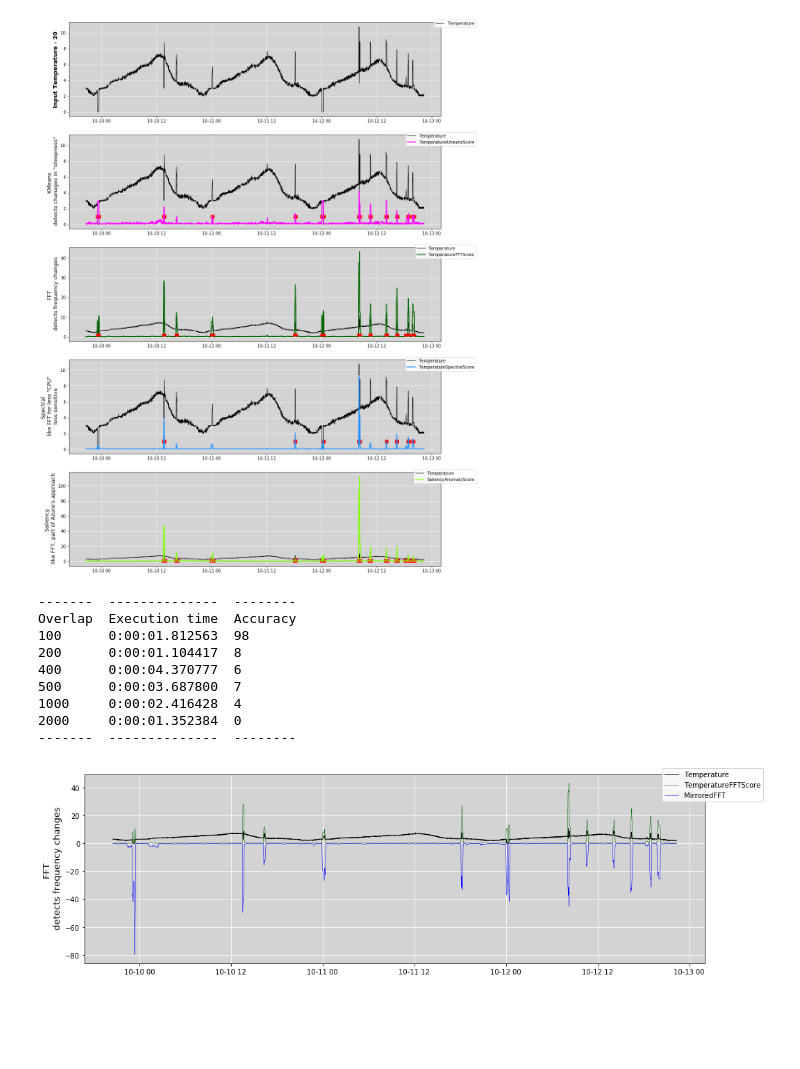
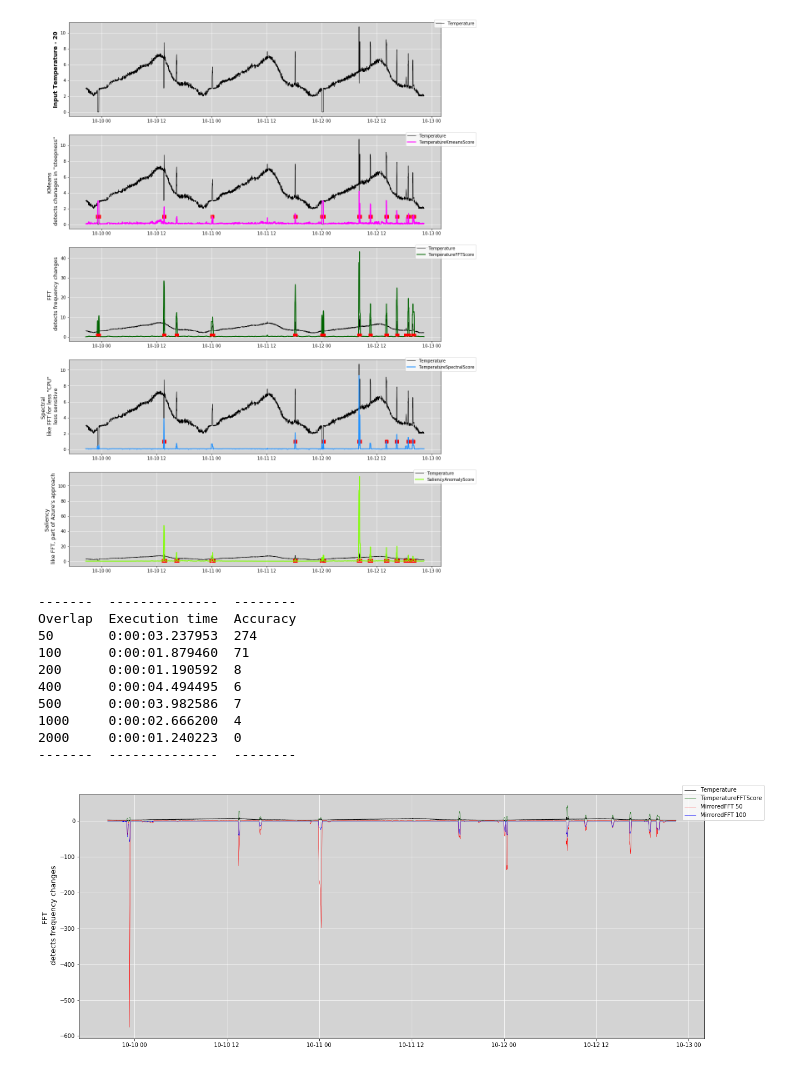
Before and after one commit to sedgewickmm18/mmfunctions, a Jupyter notebook: Investigate867.ipynb, the cells around one changed output. Cells and saved outputs as stored; diff of their text form; code cells hidden in the pictures; blank space fills up the shorter version.

```diff
--- a/Investigate867.ipynb
+++ b/Investigate867.ipynb
@@ -213,11 +213,10 @@ df_inputm3 = df_inputm3.reset_index().set_index(['id','timestamp'])
 anomalies = np.logical_not(np.isnan(df_inputm2[fftA].values))
 # %%
 from tabulate import tabulate
+from timeit import Timer
 
 def test_FFT(overlap):
-    time_start = dt.datetime.now()
-
-    #overlap = 200
+    duration = dt.datetime.now()
     anomalies2 = np.zeros(4000)
     for i in range(overlap,4000,overlap):
         df_temp = df_inputm3.iloc[i-overlap:i+overlap,:].copy()
@@ -225,53 +224,55 @@ def test_FFT(overlap):
         et = ffti2._build_entity_type(columns = [Column(Temperature,Float())])
         ffti2._entity_type = et
         df_temp = ffti2.execute(df=df_temp)
-        #print (i)
         anomalies2[i-overlap:i+overlap] = np.maximum(anomalies2[i-overlap:i+overlap], df_temp[fft].values / 100)
-        #anomalies2[i-overlap:i+overlap] = i
 
-    duration = dt.datetime.now() - time_start
     anomalies3 = np.where(anomalies2 > 1, True, False)
     accuracy = np.logical_xor(anomalies3, anomalies)
+    duration = dt.datetime.now() - duration
     return duration, accuracy, anomalies2
 
     #df_ho = df_inputm2[].copy
 # %%
 table = [["Overlap", "Execution time", "Accuracy"]]
-for i in (100, 200,400, 500, 1000, 2000):
+for i in (50, 100, 200,400, 500, 1000, 2000):
     d, ac, anomal = test_FFT(i)
-    if i == 100:
-        ano = anomal
+    if i == 50:
+        ano50 = anomal
+    elif i == 100:
+        ano100 = anomal
     table.append([i, d, np.sum(ac)])
 print(tabulate(table))
 # %% [output]
 -------  --------------  --------
 Overlap  Execution time  Accuracy
-100      0:00:01.812563  98
-200      0:00:01.104417  8
-400      0:00:04.370777  6
-500      0:00:03.687800  7
-1000     0:00:02.416428  4
-2000     0:00:01.352384  0
+50       0:00:03.237953  274
+100      0:00:01.879460  71
+200      0:00:01.190592  8
+400      0:00:04.494495  6
+500      0:00:03.982586  7
+1000     0:00:02.666200  4
+2000     0:00:01.240223  0
 -------  --------------  --------
 # %%
 # Scale and plot
 
 plots = 1
 anolw = 3
 sqze = plots > 1
 
-fig, ax_ = plt.subplots(plots, 1, figsize=(16,plots*5))
+fig, ax_ = plt.subplots(plots, 1, figsize=(20,plots*8))
 ax = np.atleast_1d(ax_).ravel()
 cnt = 0
 ax[cnt].plot(df_inputm2.index, df_inputm2[Temperature]-20,linewidth=1,color='black',label=Temperature)
 ax[cnt].plot(df_inputm2.index, df_inputm2[fft]/fft_break, linewidth=0.5,color='darkgreen',label=fft)
-ax[cnt].plot(df_inputm2.index, -ano, linewidth=0.5,color='blue',label='MirroredFFT')
+ax[cnt].plot(df_inputm2.index, -ano50+1, linewidth=0.5,color='red',label='MirroredFFT 50')
+ax[cnt].plot(df_inputm2.index, -ano100, linewidth=0.5,color='blue',label='MirroredFFT 100')
 #ax[cnt].plot(df_inputm2.index, df_inputm2[fftA]/fft_break, linewidth=anolw, marker='s', color='red') #,label=kmeansA)
 ax[cnt].legend(bbox_to_anchor=(1.1, 1.05))
 ax[cnt].set_ylabel('FFT \n detects frequency changes', fontsize=13)
 
 for i in range(plots):
     ax[i].grid(True, color='white')
     ax[i].set_facecolor('lightgrey')
 # %% [output]
-[figure, old version]
+[figure, new version]
```
Also changed, not shown: 2 other files.
